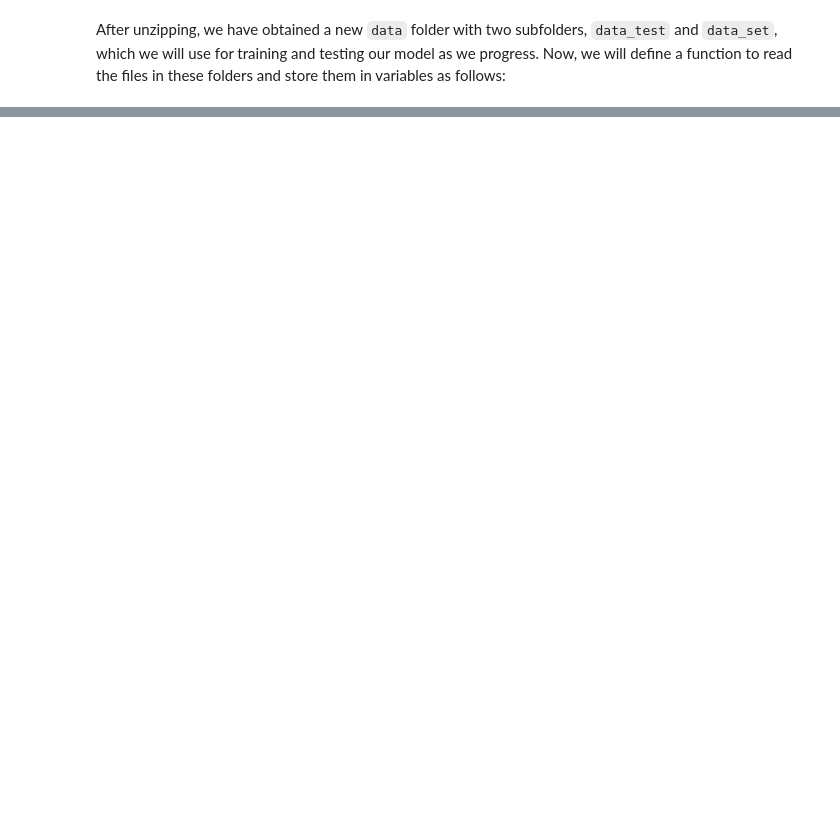
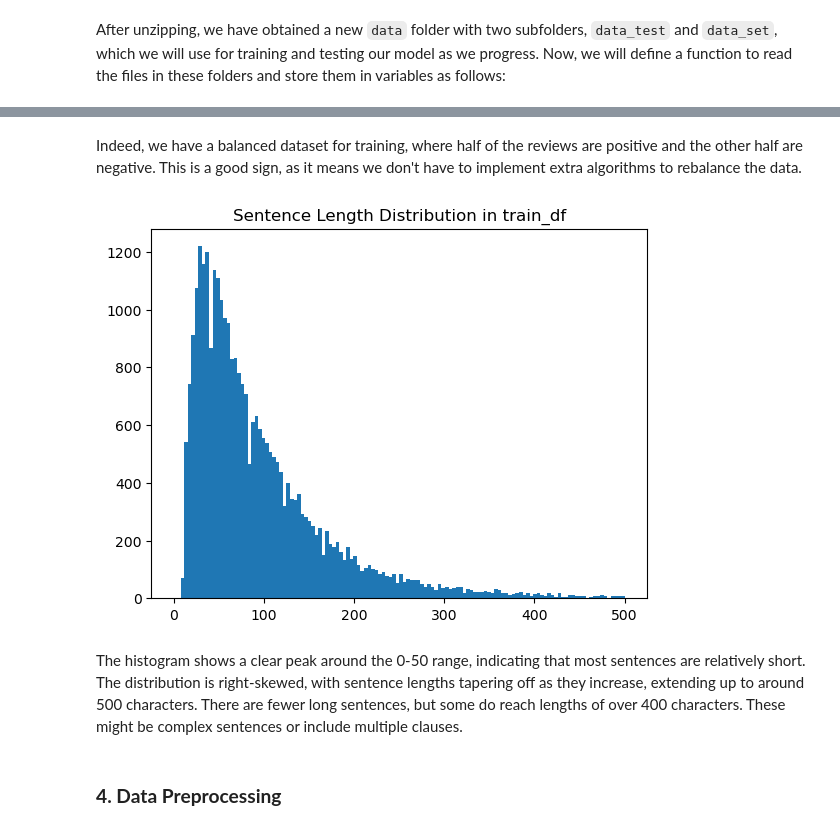
Before and after one commit to uyen-nguyen-190304/text-sentiment-analysis, a Jupyter notebook: code/sentiment_analysis.ipynb, the cells around one changed output, grey strips where cells are left out. Cells and saved outputs as stored; diff of their text form; code cells hidden in the pictures; blank space fills up the shorter version.

```diff
--- a/code/sentiment_analysis.ipynb
+++ b/code/sentiment_analysis.ipynb
@@ -99,0 +165,13 @@ After unzipping, we have obtained a new `data` folder with two subfolders, `data
+# %% [markdown]
+Indeed, we have a balanced dataset for training, where half of the reviews are positive and the other half are negative. This is a good sign, as it means we don't have to implement extra algorithms to rebalance the data.
+# %%
+# Length of review comments in train_df dataframe
+plt.hist([len(sentence.split()) for sentence in train_df['sentence']], bins=128, range=(0, 500))
+plt.title('Sentence Length Distribution in train_df')
+plt.show()
+# %% [output]
+[figure, added]
+# %% [markdown]
+The histogram shows a clear peak around the 0-50 range, indicating that most sentences are relatively short. The distribution is right-skewed, with sentence lengths tapering off as they increase, extending up to around 500 characters. There are fewer long sentences, but some do reach lengths of over 400 characters. These might be complex sentences or include multiple clauses.
+# %% [markdown]
+### **4. Data Preprocessing**
```
Also changed, not shown: parts of 11 cells of this notebook.
